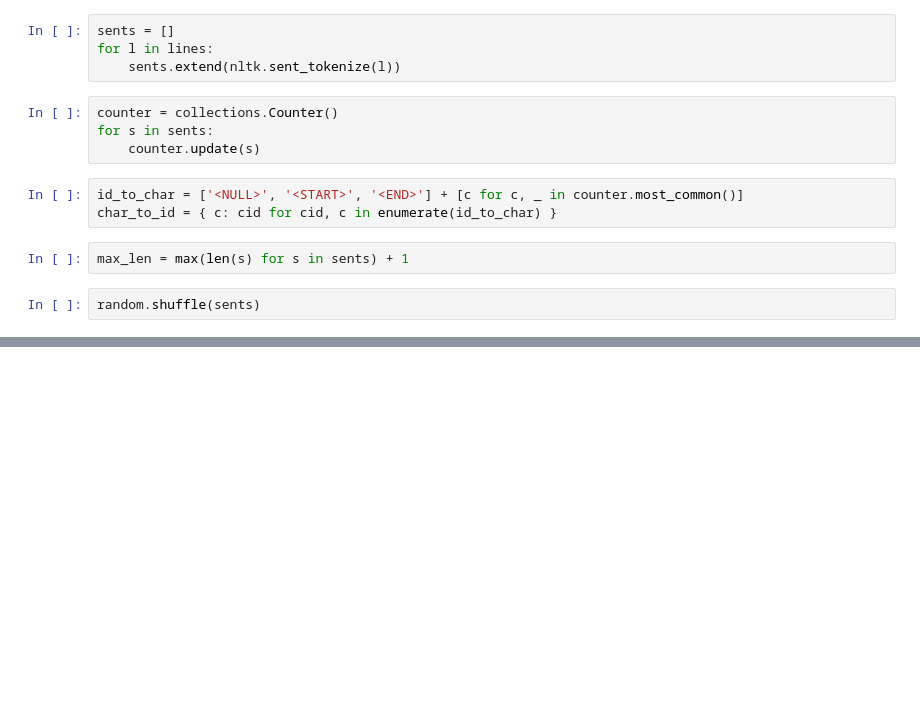
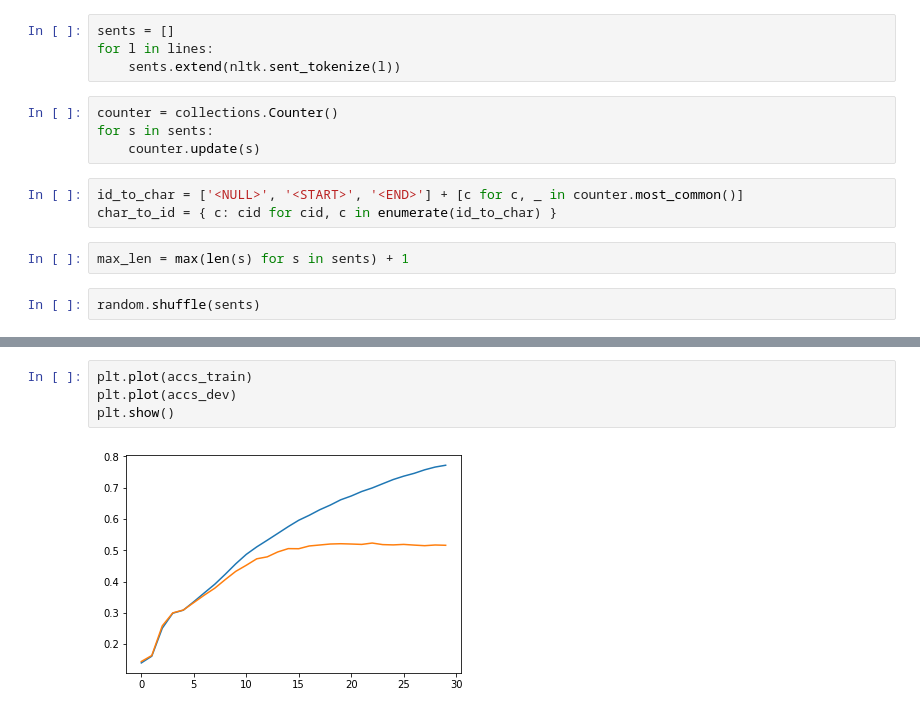
Before and after one commit to allenc256/jupyter, a Jupyter notebook: src/misc/test_rnn_1.ipynb, the cells around one changed output, grey strips where cells are left out. Saved outputs shown, nothing was run; the diff lists cells and outputs as text; blank space fills up the shorter version.

```diff
--- a/src/misc/test_rnn_1.ipynb
+++ b/src/misc/test_rnn_1.ipynb
@@ -79,0 +318,6 @@ def rnn(input_data, size):
+# %%
+plt.plot(accs_train)
+plt.plot(accs_dev)
+plt.show()
+# %% [output]
+[figure, added]
```
Also changed, not shown: parts of 23 cells of this notebook.
